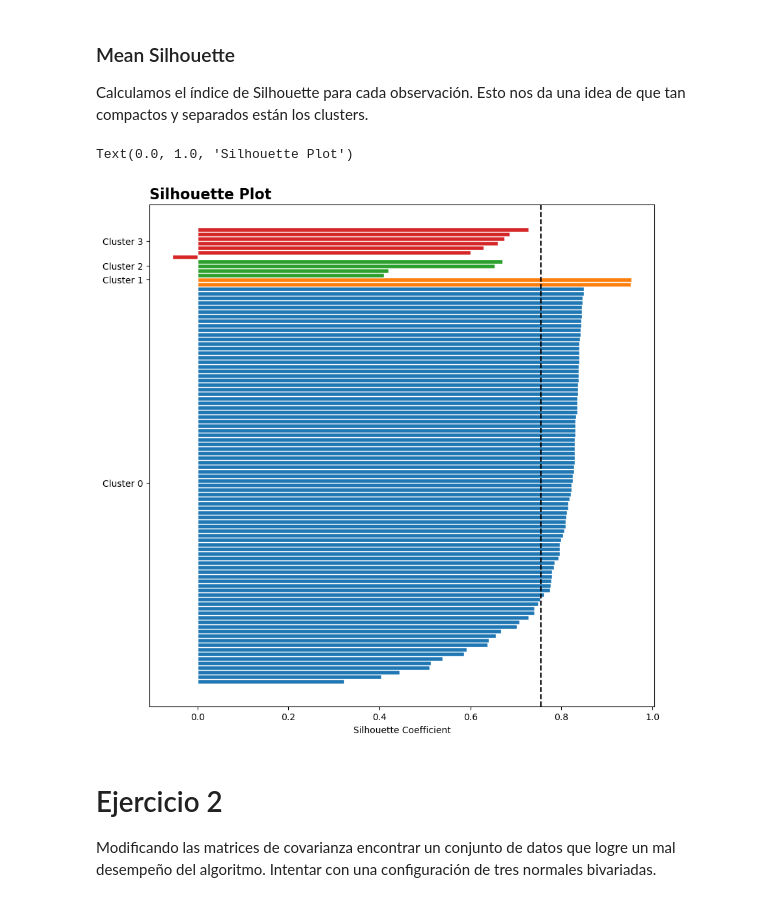
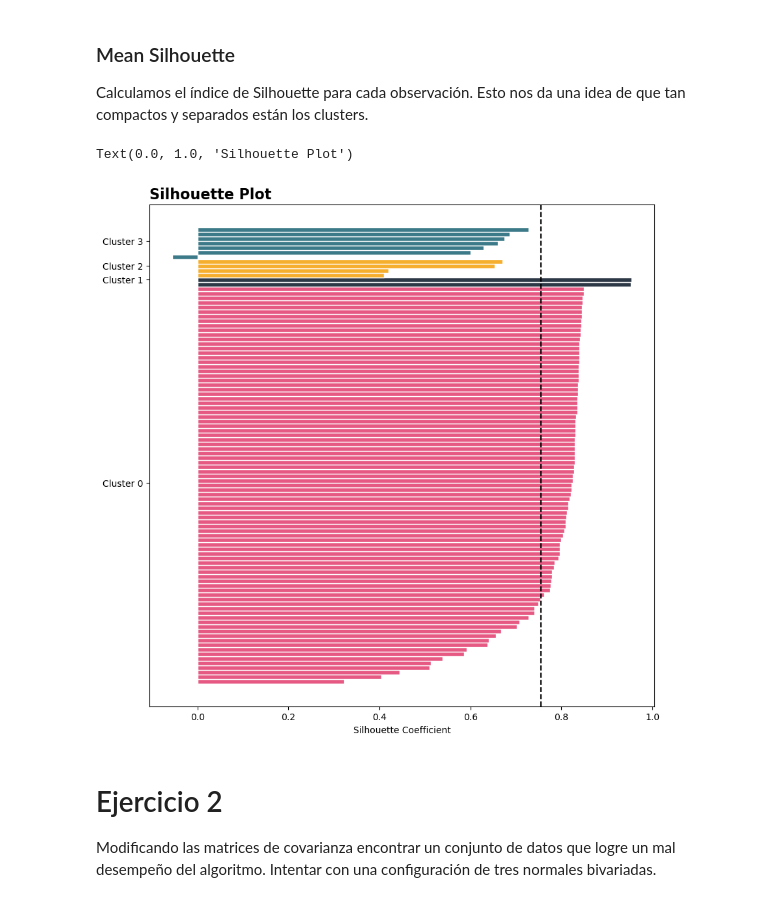
Before and after one commit to nicokossacoff/data-science-library, a Jupyter notebook: Notebooks/Unsupervised Learning/KMeans.ipynb, the cells around one changed output. Saved outputs shown, nothing was run; the diff lists cells and outputs as text; code cells hidden in the pictures.

```diff
--- a/Notebooks/Unsupervised Learning/KMeans.ipynb
+++ b/Notebooks/Unsupervised Learning/KMeans.ipynb
@@ -151,25 +151,26 @@ silhouette_values = silhouette_samples(X, y)
 # %%
 n_clusters = len(np.unique(y))
 y_lower, y_upper = 0, 0
 yticks = []
 
+colors = ['#E65983', '#2D3846', '#F6AE2D', '#3C7A89']
 fig, ax = plt.subplots(figsize=(10, 10))
 
 for i in np.arange(n_clusters):
     cluster_silhouette_vals = silhouette_values[y == i]
     cluster_silhouette_vals.sort()
     y_upper += len(cluster_silhouette_vals)
-    ax.barh(np.arange(y_lower, y_upper), cluster_silhouette_vals, edgecolor='white', height=1)
+    ax.barh(np.arange(y_lower, y_upper), cluster_silhouette_vals, edgecolor='white', height=1, color=colors[i])
     yticks.append((y_lower + y_upper) / 2)
     y_lower += len(cluster_silhouette_vals)
 
 ax.axvline(x=np.mean(silhouette_values), color="black", linestyle="--")
 ax.set_yticks(yticks, [f'Cluster {i}' for i in np.arange(n_clusters)])
 ax.set_xlabel('Silhouette Coefficient')
 ax.set_title('Silhouette Plot', loc='left', fontdict={'fontsize': 16, 'fontweight': 'bold'})
 # %% [output]
 Text(0.0, 1.0, 'Silhouette Plot')
-[figure, old version]
+[figure, new version]
 # %% [markdown]
 # Ejercicio 2
 
```
Also changed, not shown: parts of 1 cell of this notebook.
